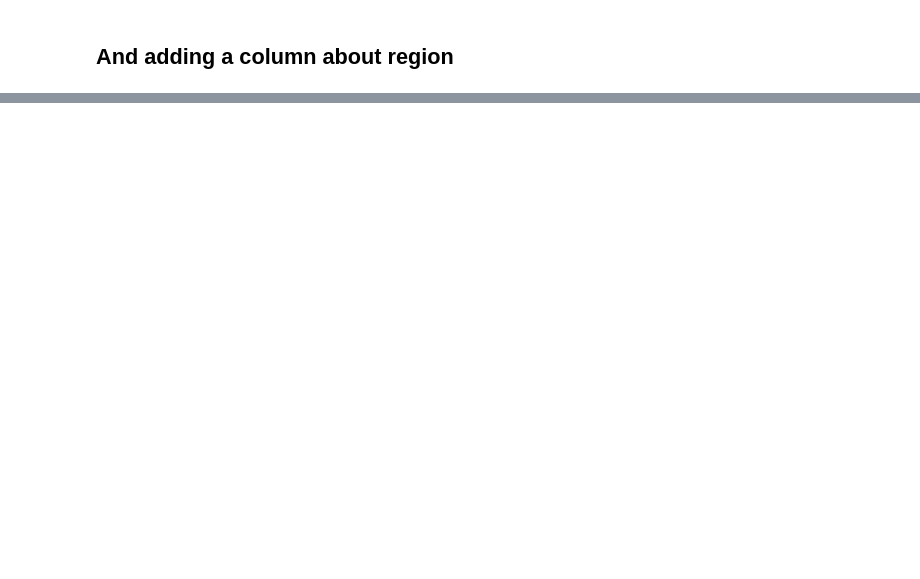
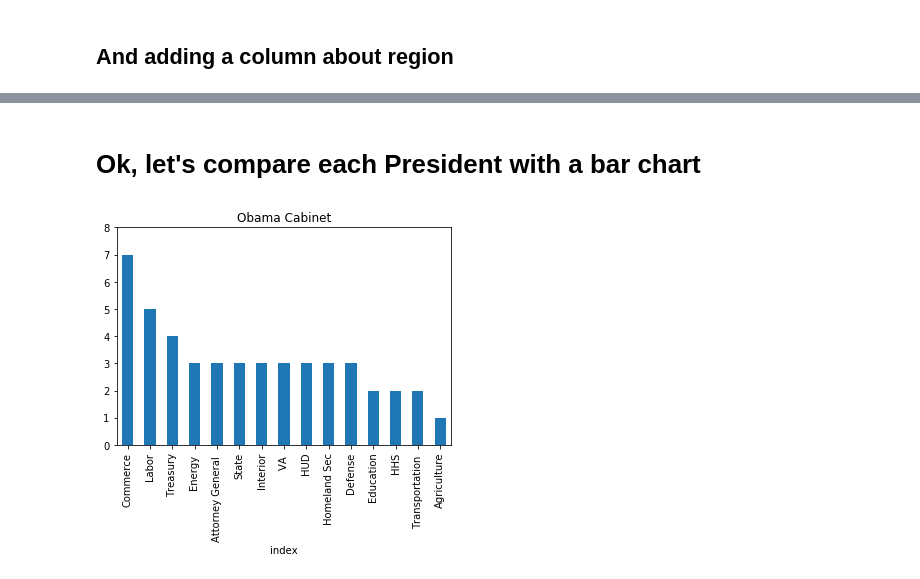
Before and after one commit to maijaliisa/studio-projects, a Jupyter notebook: code/AllThePresidentsCabinets/Presidential_Cabinet.ipynb, the cells around one changed output, grey strips where cells are left out. Cells and saved outputs as stored; diff of their text form; code cells hidden in the pictures; blank space fills up the shorter version.

```diff
--- a/code/AllThePresidentsCabinets/Presidential_Cabinet.ipynb
+++ b/code/AllThePresidentsCabinets/Presidential_Cabinet.ipynb
@@ -688,0 +542,3 @@ df_ag['State'].value_counts().head(10).plot(kind='bar')
+# %%
+full_department = full_department.merge(df_truman_dept, on='index', how='outer')
+full_department
@@ -688,0 +562,10 @@ df_ag['State'].value_counts().head(10).plot(kind='bar')
+# %%
+# https://stackoverflow.com/questions/21801507/cannot-fill-nan-with-zeros-in-a-pandas-dataframe
+full_department.fillna(0,inplace=True)
+# %%
+# reset index: https://stackoverflow.com/questions/38542419/could-pandas-use-column-as-index
+full_department.set_index('index', inplace=True)
+# %%
+full_department = full_department.astype(int,inplace=True)
+# %% [markdown]
+# Ok, let's compare each President with a bar chart
@@ -688,0 +574,6 @@ df_ag['State'].value_counts().head(10).plot(kind='bar')
+# %%
+ax = full_department['Obama'].plot(kind='bar',title='Obama Cabinet')
+ax.set_ylim(0,8)
+#plt.savefig('Obama.svg')
+# %% [output]
+[figure, added]
```
Also changed, not shown: parts of 178 cells of this notebook, 31 other files.
